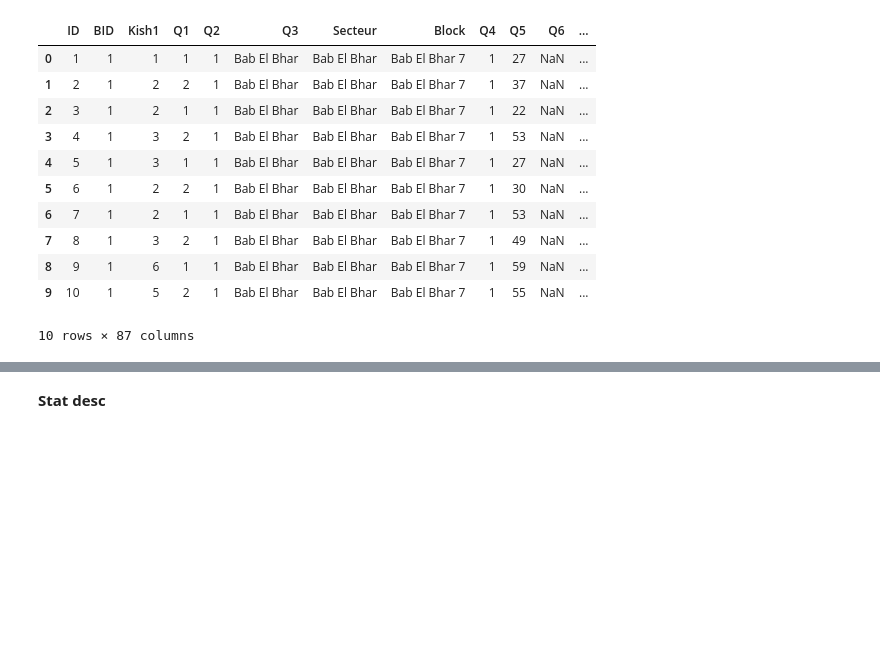
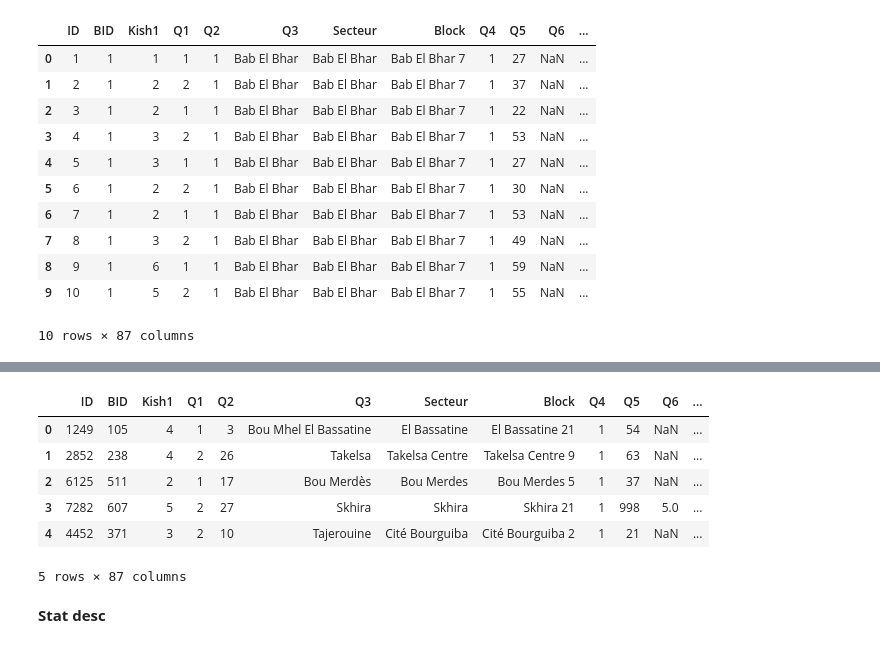
Before and after one commit to med-tz/elelction_Tunisie, a Jupyter notebook: Source.ipynb, the cells around one changed output, grey strips where cells are left out. Cells and saved outputs as stored; diff of their text form; code cells hidden in the pictures; blank space fills up the shorter version.

```diff
--- a/Source.ipynb
+++ b/Source.ipynb
@@ -36,3 +56,13 @@ Base.head(10)
+# %%
+test.head()
+# %% [output]
+|  | ID | BID | Kish1 | Q1 | Q2 | Q3 | Secteur | Block | Q4 | Q5 | Q6 | ... |
+| 0 | 1249 | 105 | 4 | 1 | 3 | Bou Mhel El Bassatine | El Bassatine | El Bassatine 21 | 1 | 54 | NaN | ... |
+| 1 | 2852 | 238 | 4 | 2 | 26 | Takelsa | Takelsa Centre | Takelsa Centre 9 | 1 | 63 | NaN | ... |
+| 2 | 6125 | 511 | 2 | 1 | 17 | Bou Merdès | Bou Merdes | Bou Merdes 5 | 1 | 37 | NaN | ... |
+| 3 | 7282 | 607 | 5 | 2 | 27 | Skhira | Skhira | Skhira 21 | 1 | 998 | 5.0 | ... |
+| 4 | 4452 | 371 | 3 | 2 | 10 | Tajerouine | Cité Bourguiba | Cité Bourguiba 2 | 1 | 21 | NaN | ... |
+5 rows × 87 columns
 # %% [markdown]
 **Stat desc**
 # %%
```
Also changed, not shown: parts of 5 cells of this notebook.
